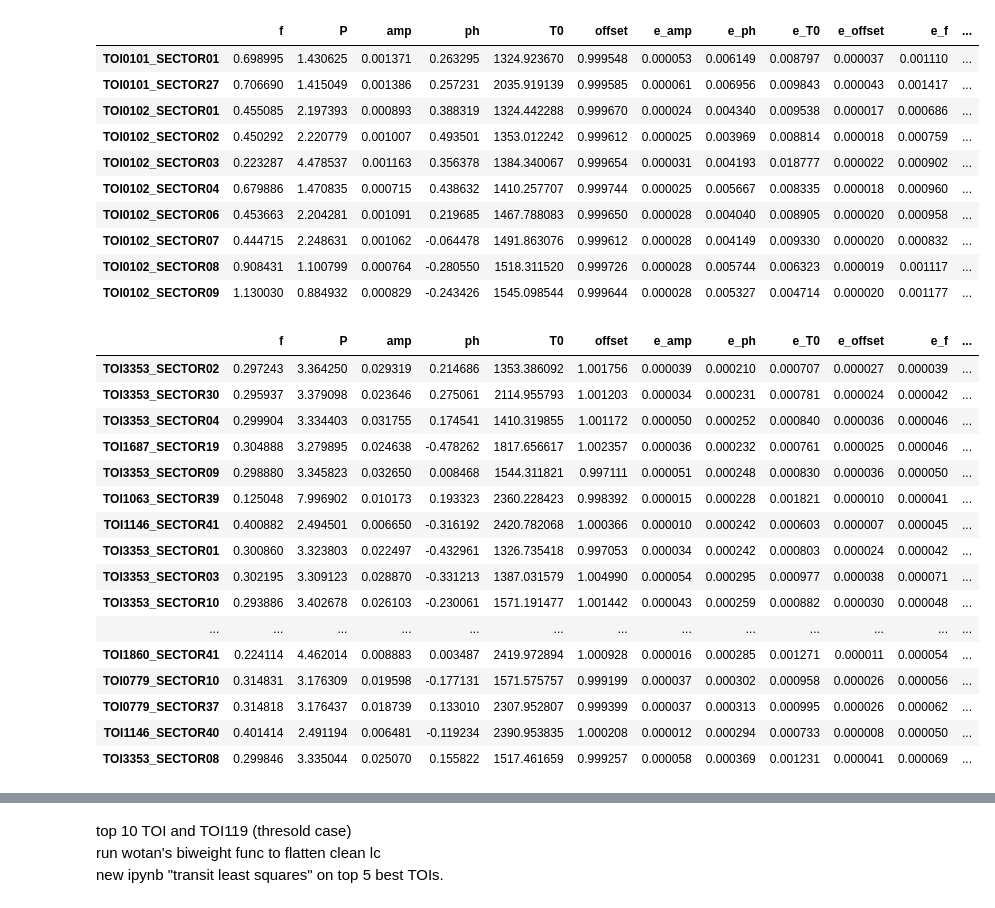
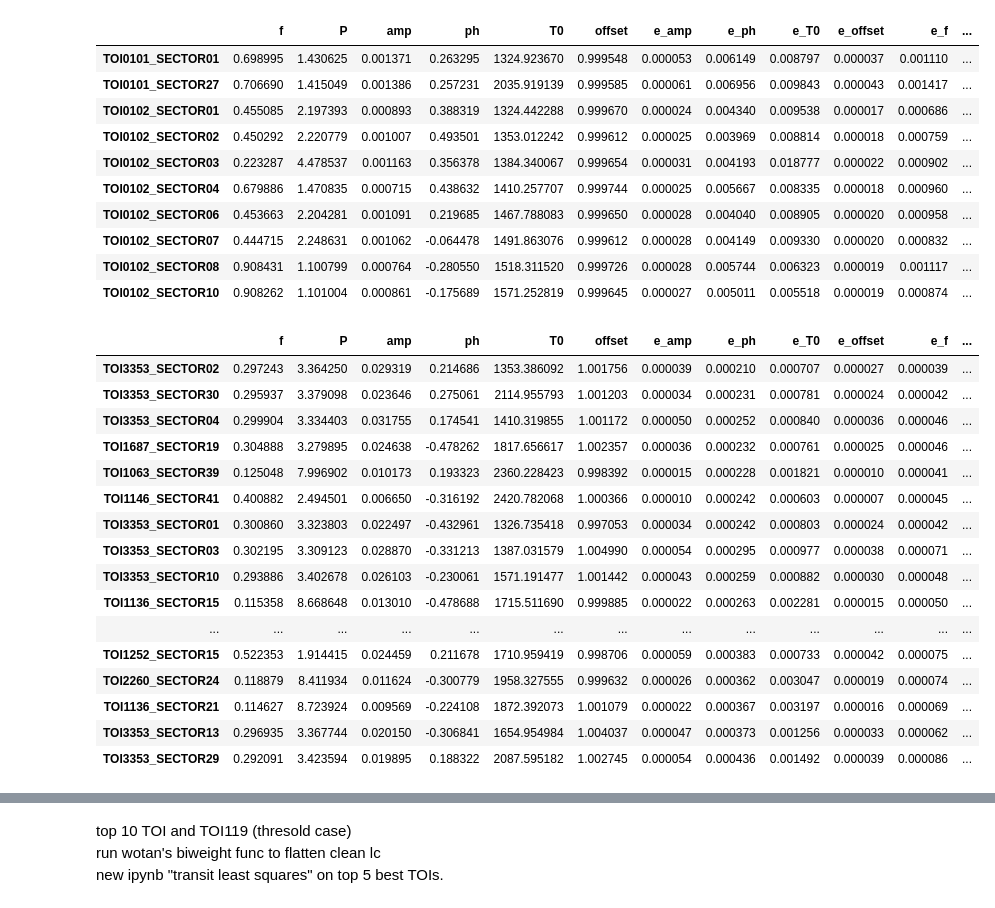
Before and after one commit to hiremasa/ytps, a Jupyter notebook: src/working_notebook.ipynb, the cells around one changed output, grey strips where cells are left out. Cells and saved outputs as stored; diff of their text form; code cells hidden in the pictures.

```diff
--- a/src/working_notebook.ipynb
+++ b/src/working_notebook.ipynb
@@ -9,4 +27,5 @@ pwd
 # %%
+output_dir = "../output"
 df_all = pd.read_csv("../output/all_df.csv", index_col=0)
 df_all = df_all.transpose()
 df_all.head(10)
@@ -21,24 +40,24 @@ df_all.head(10)
 | TOI0102_SECTOR06 | 0.453663 | 2.204281 | 0.001091 | 0.219685 | 1467.788083 | 0.999650 | 0.000028 | 0.004040 | 0.008905 | 0.000020 | 0.000958 | ... |
 | TOI0102_SECTOR07 | 0.444715 | 2.248631 | 0.001062 | -0.064478 | 1491.863076 | 0.999612 | 0.000028 | 0.004149 | 0.009330 | 0.000020 | 0.000832 | ... |
 | TOI0102_SECTOR08 | 0.908431 | 1.100799 | 0.000764 | -0.280550 | 1518.311520 | 0.999726 | 0.000028 | 0.005744 | 0.006323 | 0.000019 | 0.001117 | ... |
-| TOI0102_SECTOR09 | 1.130030 | 0.884932 | 0.000829 | -0.243426 | 1545.098544 | 0.999644 | 0.000028 | 0.005327 | 0.004714 | 0.000020 | 0.001177 | ... |
+| TOI0102_SECTOR10 | 0.908262 | 1.101004 | 0.000861 | -0.175689 | 1571.252819 | 0.999645 | 0.000027 | 0.005011 | 0.005518 | 0.000019 | 0.000874 | ... |
 # %%
-df_all.sort_values("pmax", ascending=False).head(20)#.query("0.095<pmax<0.105")
+df_all.sort_values("pmax", ascending=False).head(30)#.query("0.095<pmax<0.105")
 # %% [output]
 |  | f | P | amp | ph | T0 | offset | e_amp | e_ph | e_T0 | e_offset | e_f | ... |
 | TOI3353_SECTOR02 | 0.297243 | 3.364250 | 0.029319 | 0.214686 | 1353.386092 | 1.001756 | 0.000039 | 0.000210 | 0.000707 | 0.000027 | 0.000039 | ... |
 | TOI3353_SECTOR30 | 0.295937 | 3.379098 | 0.023646 | 0.275061 | 2114.955793 | 1.001203 | 0.000034 | 0.000231 | 0.000781 | 0.000024 | 0.000042 | ... |
 | TOI3353_SECTOR04 | 0.299904 | 3.334403 | 0.031755 | 0.174541 | 1410.319855 | 1.001172 | 0.000050 | 0.000252 | 0.000840 | 0.000036 | 0.000046 | ... |
 | TOI1687_SECTOR19 | 0.304888 | 3.279895 | 0.024638 | -0.478262 | 1817.656617 | 1.002357 | 0.000036 | 0.000232 | 0.000761 | 0.000025 | 0.000046 | ... |
-| TOI3353_SECTOR09 | 0.298880 | 3.345823 | 0.032650 | 0.008468 | 1544.311821 | 0.997111 | 0.000051 | 0.000248 | 0.000830 | 0.000036 | 0.000050 | ... |
 | TOI1063_SECTOR39 | 0.125048 | 7.996902 | 0.010173 | 0.193323 | 2360.228423 | 0.998392 | 0.000015 | 0.000228 | 0.001821 | 0.000010 | 0.000041 | ... |
 | TOI1146_SECTOR41 | 0.400882 | 2.494501 | 0.006650 | -0.316192 | 2420.782068 | 1.000366 | 0.000010 | 0.000242 | 0.000603 | 0.000007 | 0.000045 | ... |
 | TOI3353_SECTOR01 | 0.300860 | 3.323803 | 0.022497 | -0.432961 | 1326.735418 | 0.997053 | 0.000034 | 0.000242 | 0.000803 | 0.000024 | 0.000042 | ... |
 | TOI3353_SECTOR03 | 0.302195 | 3.309123 | 0.028870 | -0.331213 | 1387.031579 | 1.004990 | 0.000054 | 0.000295 | 0.000977 | 0.000038 | 0.000071 | ... |
 | TOI3353_SECTOR10 | 0.293886 | 3.402678 | 0.026103 | -0.230061 | 1571.191477 | 1.001442 | 0.000043 | 0.000259 | 0.000882 | 0.000030 | 0.000048 | ... |
+| TOI1136_SECTOR15 | 0.115358 | 8.668648 | 0.013010 | -0.478688 | 1715.511690 | 0.999885 | 0.000022 | 0.000263 | 0.002281 | 0.000015 | 0.000050 | ... |
 | ... | ... | ... | ... | ... | ... | ... | ... | ... | ... | ... | ... | ... |
-| TOI1860_SECTOR41 | 0.224114 | 4.462014 | 0.008883 | 0.003487 | 2419.972894 | 1.000928 | 0.000016 | 0.000285 | 0.001271 | 0.000011 | 0.000054 | ... |
-| TOI0779_SECTOR10 | 0.314831 | 3.176309 | 0.019598 | -0.177131 | 1571.575757 | 0.999199 | 0.000037 | 0.000302 | 0.000958 | 0.000026 | 0.000056 | ... |
-| TOI0779_SECTOR37 | 0.314818 | 3.176437 | 0.018739 | 0.133010 | 2307.952807 | 0.999399 | 0.000037 | 0.000313 | 0.000995 | 0.000026 | 0.000062 | ... |
-| TOI1146_SECTOR40 | 0.401414 | 2.491194 | 0.006481 | -0.119234 | 2390.953835 | 1.000208 | 0.000012 | 0.000294 | 0.000733 | 0.000008 | 0.000050 | ... |
-| TOI3353_SECTOR08 | 0.299846 | 3.335044 | 0.025070 | 0.155822 | 1517.461659 | 0.999257 | 0.000058 | 0.000369 | 0.001231 | 0.000041 | 0.000069 | ... |
+| TOI1252_SECTOR15 | 0.522353 | 1.914415 | 0.024459 | 0.211678 | 1710.959419 | 0.998706 | 0.000059 | 0.000383 | 0.000733 | 0.000042 | 0.000075 | ... |
+| TOI2260_SECTOR24 | 0.118879 | 8.411934 | 0.011624 | -0.300779 | 1958.327555 | 0.999632 | 0.000026 | 0.000362 | 0.003047 | 0.000019 | 0.000074 | ... |
+| TOI1136_SECTOR21 | 0.114627 | 8.723924 | 0.009569 | -0.224108 | 1872.392073 | 1.001079 | 0.000022 | 0.000367 | 0.003197 | 0.000016 | 0.000069 | ... |
+| TOI3353_SECTOR13 | 0.296935 | 3.367744 | 0.020150 | -0.306841 | 1654.954984 | 1.004037 | 0.000047 | 0.000373 | 0.001256 | 0.000033 | 0.000062 | ... |
+| TOI3353_SECTOR29 | 0.292091 | 3.423594 | 0.019895 | 0.188322 | 2087.595182 | 1.002745 | 0.000054 | 0.000436 | 0.001492 | 0.000039 | 0.000086 | ... |
```
Also changed, not shown: parts of 8 cells of this notebook, 7 other files.
